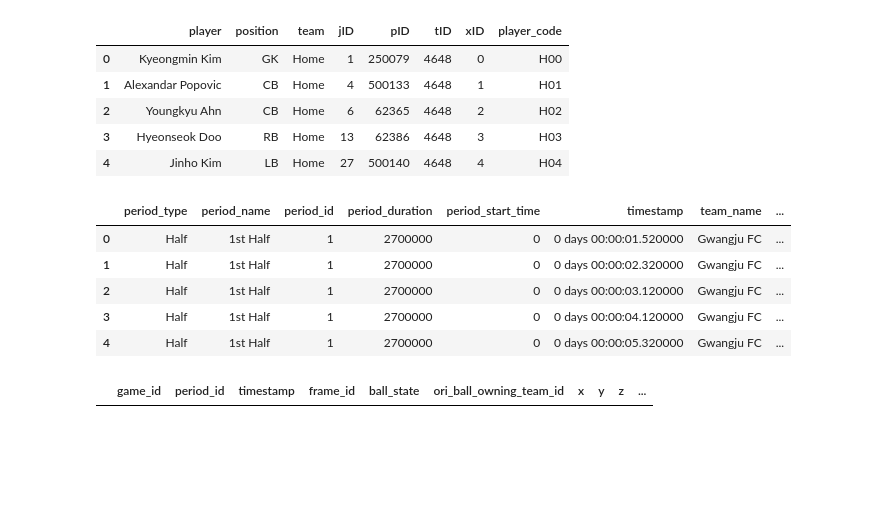
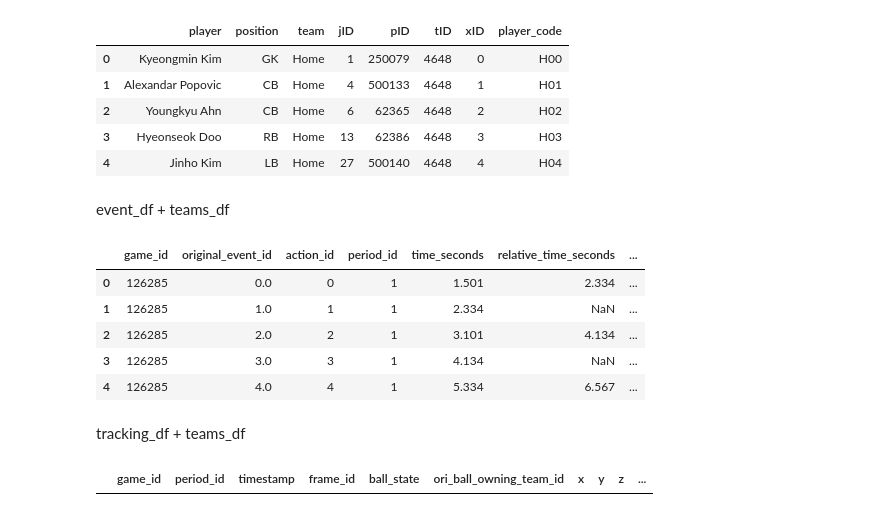
Before and after one commit to leemingo/express-v2, a Jupyter notebook: notebook/4-merge-event-tracking.ipynb, the cells around one changed output. Saved outputs shown, nothing was run; the diff lists cells and outputs as text; code cells hidden in the pictures; blank space fills up the shorter version.

```diff
--- a/notebook/4-merge-event-tracking.ipynb
+++ b/notebook/4-merge-event-tracking.ipynb
@@ -26,6 +34,6 @@ from config import TEAM_NAME
 # %%
-raw_data_path = "/data/MHL/bepro/raw"
-processed_data_path = "/data/MHL/bepro/processed"
+raw_data_path = "/home/exPress/PlayerImputer/data/BEPRO/2024"
+processed_data_path = "/home/exPress/express-v2/data/bepro/processed"
 match_ids = os.listdir(raw_data_path)
 os.listdir(os.path.join(raw_data_path, match_ids[0]))
 # %% [output]
@@ -82,15 +165,10 @@ dict_keys(['tracking_df', 'event_df', 'teams', 'meta_data'])
 # %%
+match_path = f"{processed_data_path}/{match_id}"
+
+with open(f"{match_path}/{match_id}_processed_dict.pkl", "rb") as f:
+    match_dict = pickle.load(f)
+
 tracking_df = match_dict['tracking_df']
-event_df = match_dict['event_df']
+event_df = pd.read_csv(os.path.join(match_path,'valid_events.csv'))
 teams_dict = match_dict['teams']
 meta_data = match_dict['meta_data']
-# %%
-event_df["period_order"] = event_df['period_order'] + 1
-event_df["event_time"] = event_df["event_time"] / 1000
-event_df['event_time'] = (event_df['event_time'] / 0.04).round() * 0.04
-event_df['event_time'] = pd.to_timedelta(event_df['event_time'], unit='s')
-event_df.rename(columns={
-    'period_order' : 'period_id',
-    'event_time' : 'timestamp'},
-    inplace=True)
-event_df['timestamp']
@@ -119,36 +210,43 @@ teams_df.head()
 | 2 | Youngkyu Ahn | CB | Home | 6 | 62365 | 4648 | 2 | H02 |
 | 3 | Hyeonseok Doo | RB | Home | 13 | 62386 | 4648 | 3 | H03 |
 | 4 | Jinho Kim | LB | Home | 27 | 500140 | 4648 | 4 | H04 |
+# %%
+event_df['player_id'] = event_df['player_id'].astype(int).astype(str)
+tracking_df['period_id'] = tracking_df['period_id'].astype('int')
+# %% [markdown]
+event_df + teams_df
 # %%
 event_df = event_df.merge(
     teams_df,
     how='left',
-    left_on=['player_name', 'player_shirt_number'],
-    right_on=['player', 'jID']
+    left_on=['player_id'],
+    right_on=['pID']
 )
 
-events = event_df.drop(['player', 'team', 'jID'], axis=1)
-events["pID"] = events["pID"].astype(int)
+events = event_df.drop(['player_id', 'team_id'], axis=1)
+events["pID"] = events["pID"].astype(str)
 events.head()
 # %% [output]
-|  | period_type | period_name | period_id | period_duration | period_start_time | timestamp | team_name | ... |
-| 0 | Half | 1st Half | 1 | 2700000 | 0 | 0 days 00:00:01.520000 | Gwangju FC | ... |
-| 1 | Half | 1st Half | 1 | 2700000 | 0 | 0 days 00:00:02.320000 | Gwangju FC | ... |
-| 2 | Half | 1st Half | 1 | 2700000 | 0 | 0 days 00:00:03.120000 | Gwangju FC | ... |
-| 3 | Half | 1st Half | 1 | 2700000 | 0 | 0 days 00:00:04.120000 | Gwangju FC | ... |
-| 4 | Half | 1st Half | 1 | 2700000 | 0 | 0 days 00:00:05.320000 | Gwangju FC | ... |
+|  | game_id | original_event_id | action_id | period_id | time_seconds | relative_time_seconds | ... |
+| 0 | 126285 | 0.0 | 0 | 1 | 1.501 | 2.334 | ... |
+| 1 | 126285 | 1.0 | 1 | 1 | 2.334 | NaN | ... |
+| 2 | 126285 | 2.0 | 2 | 1 | 3.101 | 4.134 | ... |
+| 3 | 126285 | 3.0 | 3 | 1 | 4.134 | NaN | ... |
+| 4 | 126285 | 4.0 | 4 | 1 | 5.334 | 6.567 | ... |
-# %%
-tracking_df = tracking_df.merge(
-    teams_df[['pID', 'player_code']],
-    how='left',
-    left_on = 'id',
-    right_on = 'pID'
-)
-tracking_df.drop(['pID'], axis=1, inplace=True)
-
-# Ball id
-nan_mask = pd.isna(tracking_df['player_code'])
-tracking_df.loc[nan_mask, 'player_code'] = tracking_df.loc[nan_mask, 'id']
-tracking_df[pd.isna(tracking_df['player_code'])]
-# %% [output]
-|  | game_id | period_id | timestamp | frame_id | ball_state | ori_ball_owning_team_id | x | y | z | ... |
+# %% [markdown]
+tracking_df + teams_df
+# %%
+tracking_df = tracking_df.merge(
+    teams_df[['pID', 'player_code']],
+    how='left',
+    left_on = 'id',
+    right_on = 'pID'
+)
+tracking_df.drop(['pID'], axis=1, inplace=True)
+
+# Ball id
+nan_mask = pd.isna(tracking_df['player_code'])
+tracking_df.loc[nan_mask, 'player_code'] = tracking_df.loc[nan_mask, 'id']
+tracking_df[pd.isna(tracking_df['player_code'])]
+# %% [output]
+|  | game_id | period_id | timestamp | frame_id | ball_state | ori_ball_owning_team_id | x | y | z | ... |
```
Also changed, not shown: parts of 35 cells of this notebook, 12 other files.
